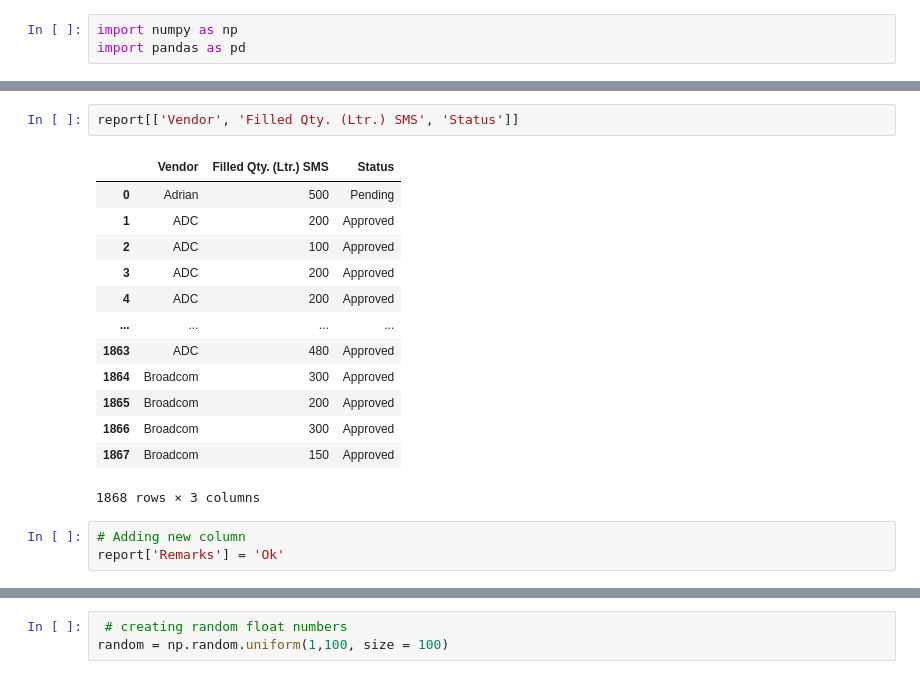
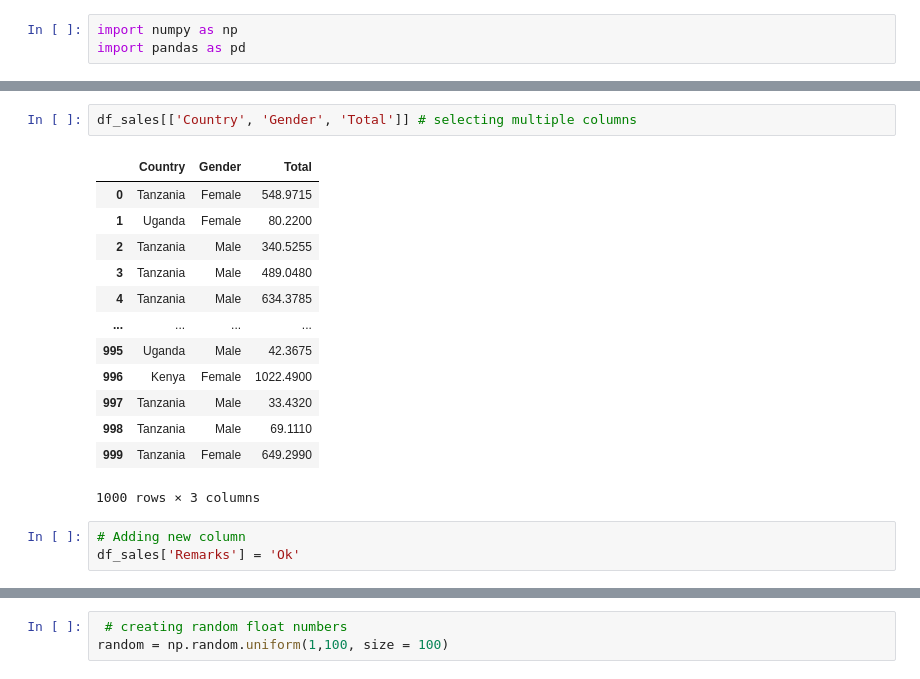
Before and after one commit to enaibei/Data-Analysis, a Jupyter notebook: Pandas.ipynb, the cells around one changed output, grey strips where cells are left out. Saved outputs shown, nothing was run; the diff lists cells and outputs as text.

```diff
--- a/Pandas.ipynb
+++ b/Pandas.ipynb
@@ -502,19 +397,19 @@ Index(['Region', 'County', 'Town', 'Vendor', 'SMC Engineer Name',
 # %%
-report[['Vendor', 'Filled Qty. (Ltr.) SMS', 'Status']]
+df_sales[['Country', 'Gender', 'Total']] # selecting multiple columns
 # %% [output]
-|  | Vendor | Filled Qty. (Ltr.) SMS | Status |
-| 0 | Adrian | 500 | Pending |
-| 1 | ADC | 200 | Approved |
-| 2 | ADC | 100 | Approved |
-| 3 | ADC | 200 | Approved |
-| 4 | ADC | 200 | Approved |
+|  | Country | Gender | Total |
+| 0 | Tanzania | Female | 548.9715 |
+| 1 | Uganda | Female | 80.2200 |
+| 2 | Tanzania | Male | 340.5255 |
+| 3 | Tanzania | Male | 489.0480 |
+| 4 | Tanzania | Male | 634.3785 |
 | ... | ... | ... | ... |
-| 1863 | ADC | 480 | Approved |
-| 1864 | Broadcom | 300 | Approved |
-| 1865 | Broadcom | 200 | Approved |
-| 1866 | Broadcom | 300 | Approved |
-| 1867 | Broadcom | 150 | Approved |
+| 995 | Uganda | Male | 42.3675 |
+| 996 | Kenya | Female | 1022.4900 |
+| 997 | Tanzania | Male | 33.4320 |
+| 998 | Tanzania | Male | 69.1110 |
+| 999 | Tanzania | Female | 649.2990 |
-1868 rows × 3 columns
+1000 rows × 3 columns
 # %%
 # Adding new column
-report['Remarks'] = 'Ok'
+df_sales['Remarks'] = 'Ok'
```
Also changed, not shown: parts of 52 cells of this notebook.
